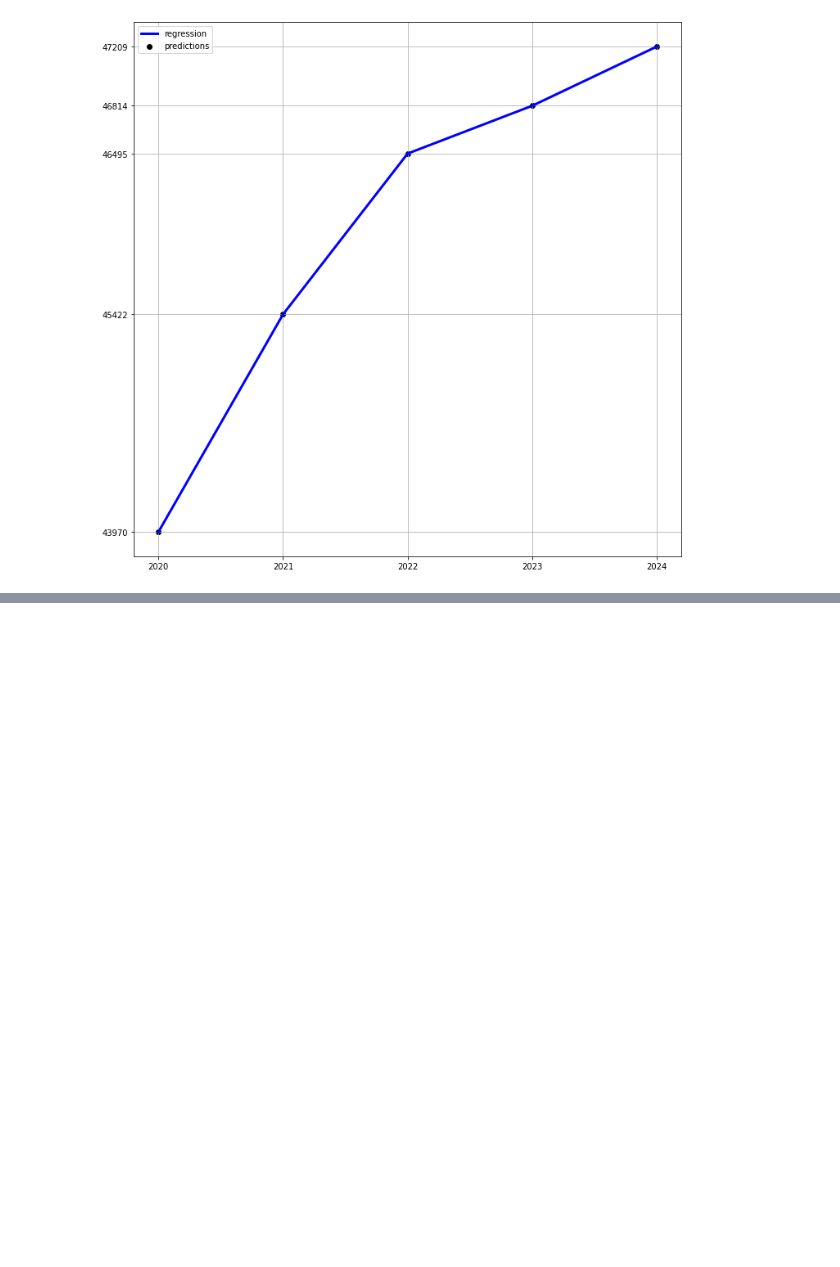
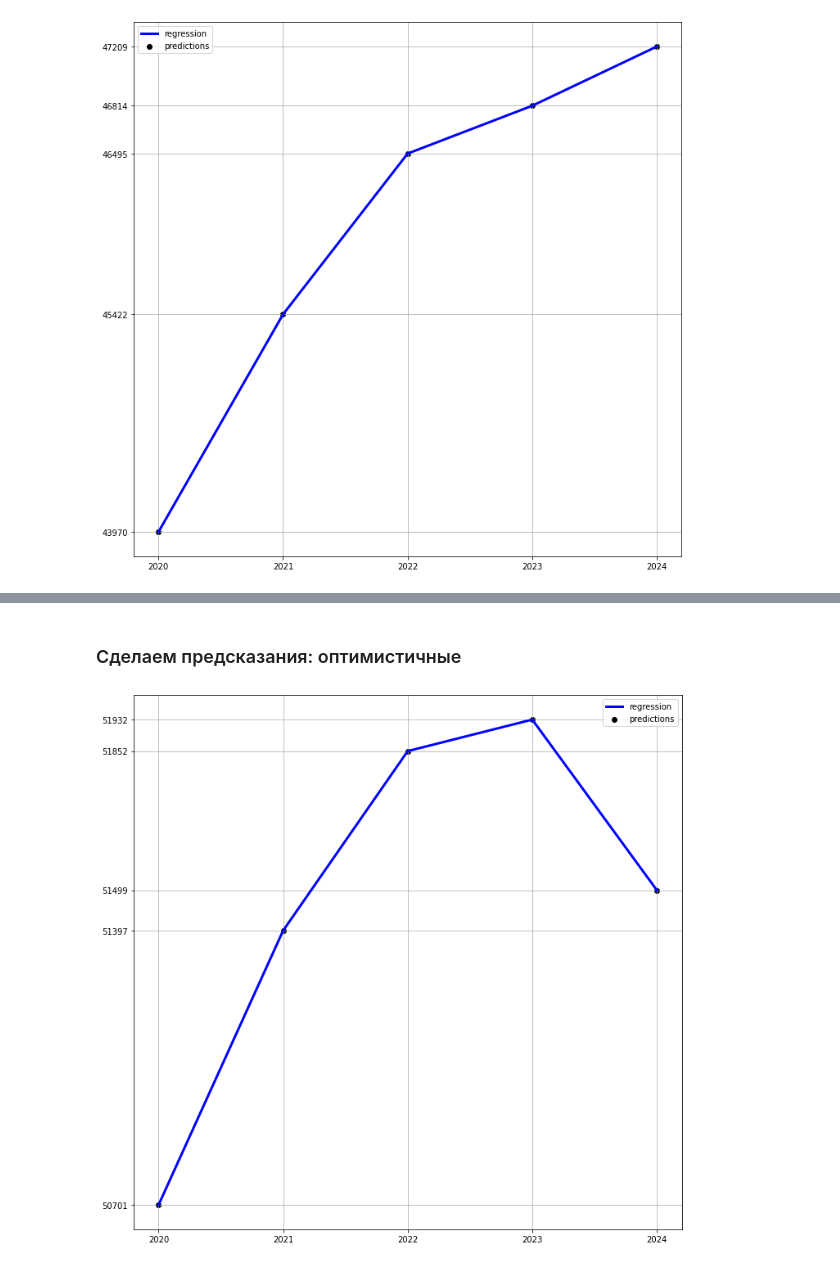
Before and after one commit to timvoytko/IB_BSU_SCIENCE_WORK, a Jupyter notebook: CitizensAnalysis.ipynb, the cells around one changed output, grey strips where cells are left out. Saved outputs shown, nothing was run; the diff lists cells and outputs as text; code cells hidden in the pictures; blank space fills up the shorter version.

```diff
--- a/CitizensAnalysis.ipynb
+++ b/CitizensAnalysis.ipynb
@@ -387,0 +528,16 @@ results2.to_csv("MinskOutCitizensPredictionPassive.csv")
+# %% [markdown]
+### Сделаем предсказания: оптимистичные
+# %%
+predictions = lin_reg.predict(X_for_prediction_opt.astype("int64"))
+# %%
+plt.figure(figsize=(12,12))
+plt.scatter(X_for_prediction_opt.index.to_list(), predictions, color="black",label='predictions')
+plt.plot(X_for_prediction_opt.index.to_list(), predictions, color="blue", linewidth=3,label='regression')
+plt.legend()
+plt.xticks(X_for_prediction_opt.index.to_list())
+plt.yticks(predictions)
+plt.grid()
+
+plt.show()
+# %% [output]
+[figure, added]
```
Also changed, not shown: parts of 51 cells of this notebook, 4 other files.
